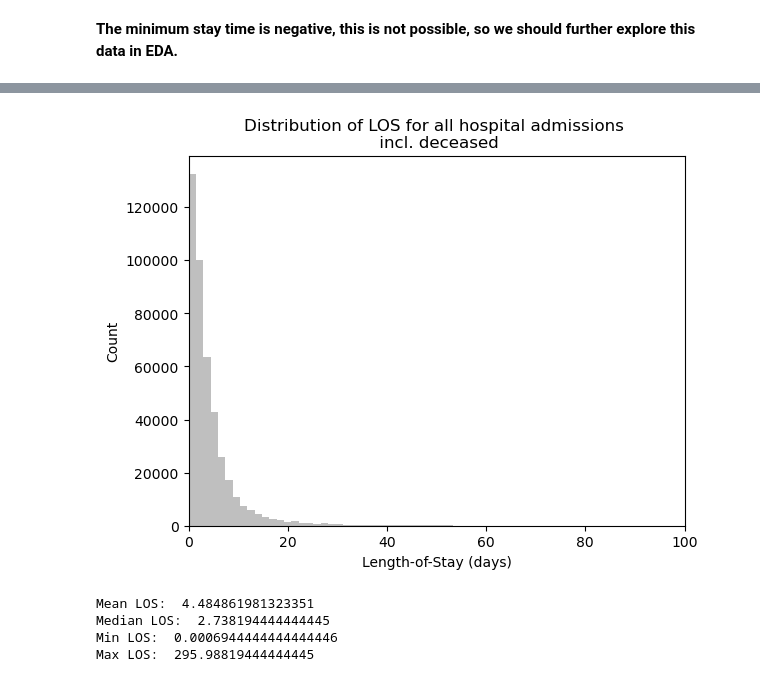
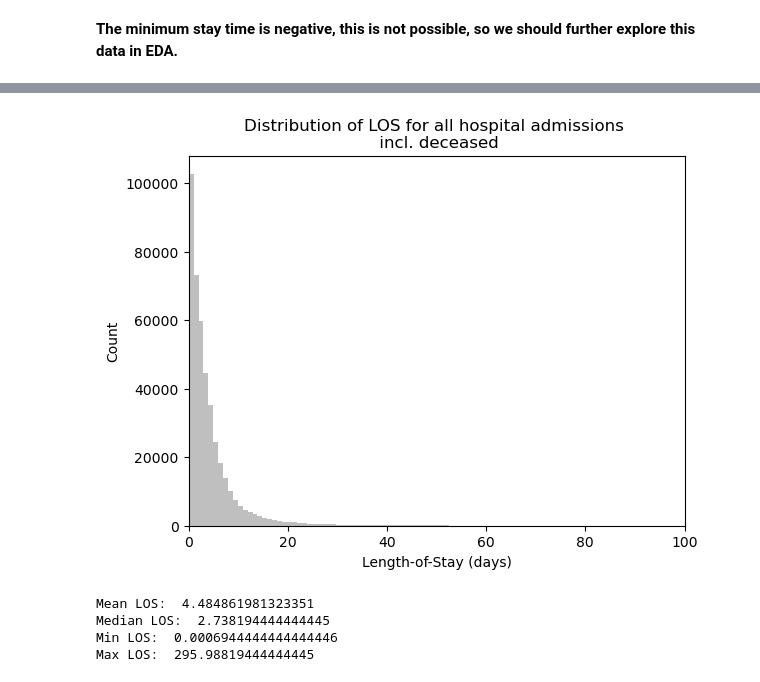
Before and after one commit to alissazolt/Predicting-LOS, a Jupyter notebook: Data Wrangling - Predicting LOS.ipynb, the cells around one changed output, grey strips where cells are left out. Cells and saved outputs as stored; diff of their text form; code cells hidden in the pictures.

```diff
--- a/Data Wrangling - Predicting LOS.ipynb
+++ b/Data Wrangling - Predicting LOS.ipynb
@@ -182,15 +211,15 @@ admissions.head()
 | 4 | 10000068 | 25022803 | 2160-03-03 23:16:00 | 2160-03-04 06:26:00 | NaN | EU OBSERVATION | P51VDL | ... |
 # %%
 # Plot LOS Distribution
-plt.hist(admissions['LOS'], bins=200, color = '0.75')
+plt.hist(admissions['LOS'], bins=300, color = '0.75')
 plt.xlim(0, 100)
 plt.title('Distribution of LOS for all hospital admissions \n incl. deceased')
 plt.ylabel('Count')
 plt.xlabel('Length-of-Stay (days)')
 plt.tick_params(top=False, right=False)
 plt.show();
 # %% [output]
-[figure, old version]
+[figure, new version]
 # %%
 # Descriptive analysis of LOS metric (target variable)
 mean_los = admissions['LOS'].mean()
```
Also changed, not shown: parts of 11 cells of this notebook.
